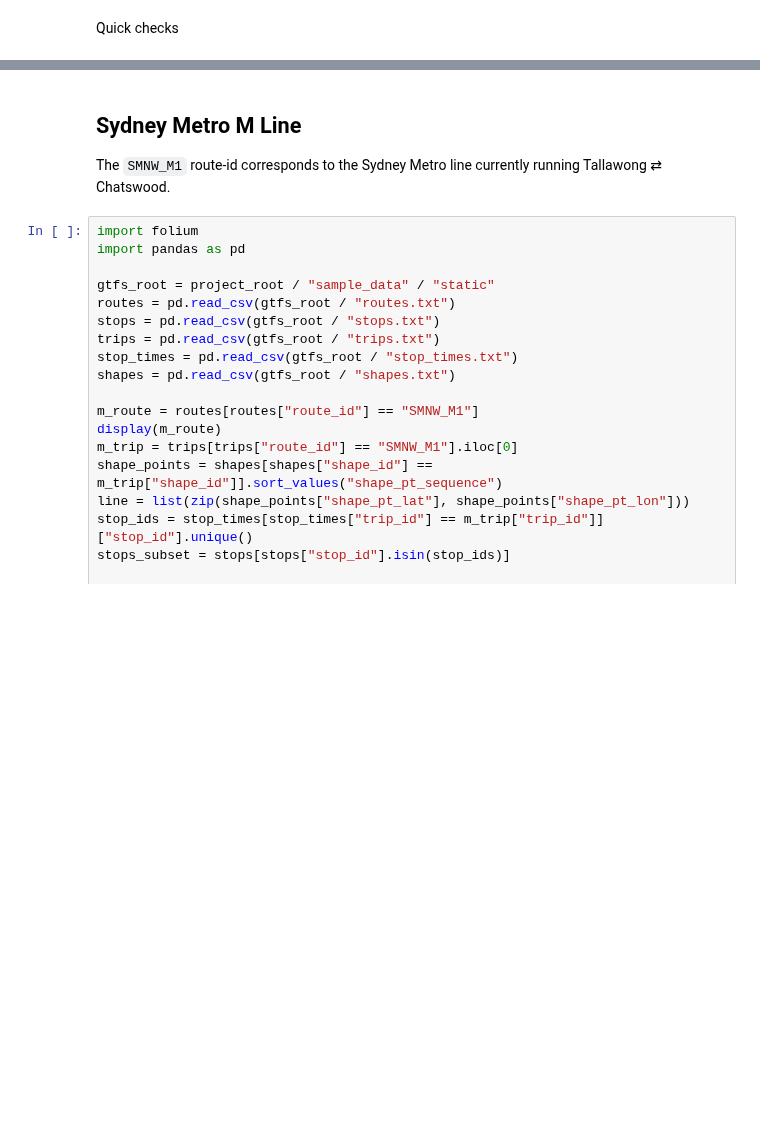
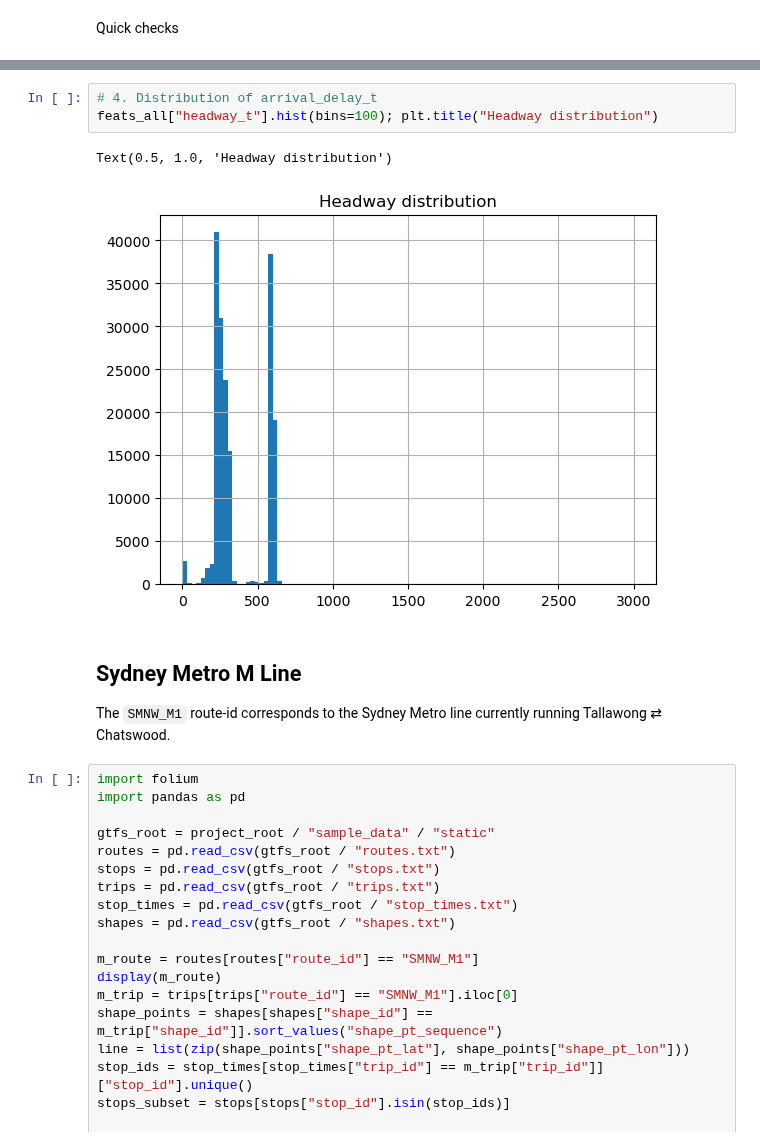
Before and after one commit to LuisMartinParraMorales/metro_disruptions_intelligence, a Jupyter notebook: notebooks/03_generate_features_and_eda.ipynb, the cells around one changed output, grey strips where cells are left out. Saved outputs shown, nothing was run; the diff lists cells and outputs as text; blank space fills up the shorter version.

```diff
--- a/notebooks/03_generate_features_and_eda.ipynb
+++ b/notebooks/03_generate_features_and_eda.ipynb
@@ -260,3 +260,9 @@ Text(0.5, 1.0, 'Arrival-delay distribution')
+# %%
+# 4. Distribution of arrival_delay_t
+feats_all["headway_t"].hist(bins=100); plt.title("Headway distribution")
+# %% [output]
+Text(0.5, 1.0, 'Headway distribution')
+[figure, added]
 # %% [markdown]
 ## Sydney Metro M Line
 The `SMNW_M1` route-id corresponds to the Sydney Metro line currently running Tallawong ⇄ Chatswood.
```
Also changed, not shown: parts of 5 cells of this notebook.
